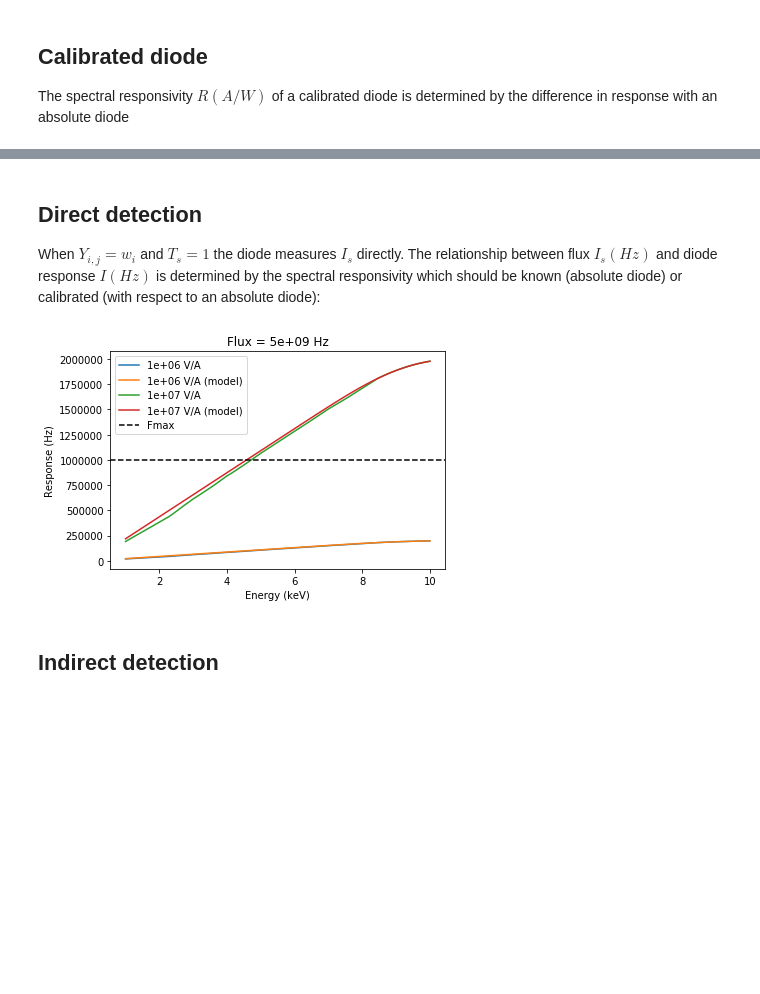
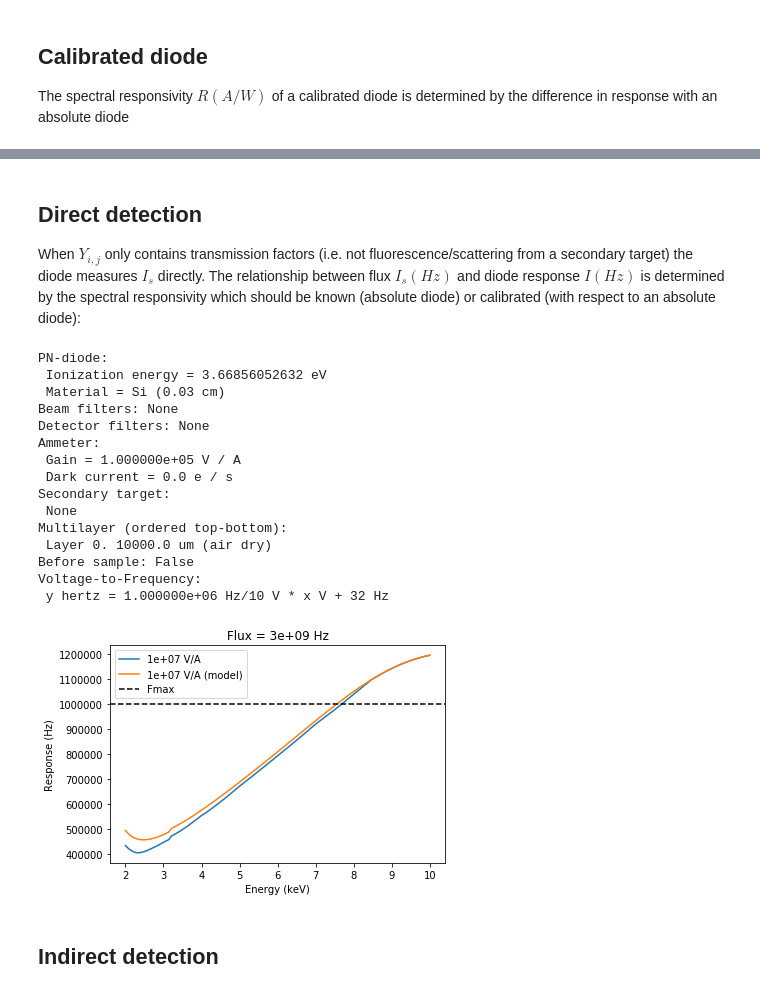
Before and after one commit to woutdenolf/spectrocrunch, a Jupyter notebook: doc/source/tutorials/diodes.ipynb, the cells around one changed output, grey strips where cells are left out. Saved outputs shown, nothing was run; the diff lists cells and outputs as text; code cells hidden in the pictures; blank space fills up the shorter version.

Commit message:
Add filter to diode geometry.

```diff
--- a/doc/source/tutorials/diodes.ipynb
+++ b/doc/source/tutorials/diodes.ipynb
@@ -141,29 +160,50 @@ Voltage-to-Frequency:
 Direct detection
 ------------------
 
-When $Y_{i,j}=w_i$ and $T_s=1$ the diode measures $I_s$ directly. The relationship between flux $I_s(Hz)$ and diode response $I(Hz)$ is determined by the spectral responsivity which should be known (absolute diode) or calibrated (with respect to an absolute diode):
+When $Y_{i,j}$ only contains transmission factors (i.e. not fluorescence/scattering from a secondary target) the diode measures $I_s$ directly. The relationship between flux $I_s(Hz)$ and diode response $I(Hz)$ is determined by the spectral responsivity which should be known (absolute diode) or calibrated (with respect to an absolute diode):
 # %%
-Is = 5e9
-energy = np.linspace(1,10,100)
+from spectrocrunch.optics import xray as xrayoptics
+airpath = xrayoptics.Filter(material="air",thickness=1)
 
-for gain in [1e6,1e7]:
+det = diode.factory("sxm_idet",optics=[airpath])
+print(det)
+
+Is = 3e9
+energy = np.linspace(2,10,100)
+
+for gain in [1e7]:
     for model in [False,True]:
         det.gain = gain
         det.model = model
         I = [det.fluxtocps(en,Is).to("Hz").magnitude for en in energy]
         plt.plot(energy,I,label="{:.0e} V/A{}".\
                  format(gain," (model)" if model else ""))
 
 plt.gca().axhline(y=det.oscillator.Fmax.to("Hz").magnitude,label="Fmax",\
                   color='k',linestyle='--')
 
 plt.title("Flux = {:.0e} Hz".format(Is))
 plt.legend(loc='best')
 plt.xlabel('Energy (keV)')
 plt.ylabel('Response (Hz)')
 plt.show()
 # %% [output]
+PN-diode:
+ Ionization energy = 3.66856052632 eV
+ Material = Si (0.03 cm)
+Beam filters: None
+Detector filters: None
+Ammeter:
+ Gain = 1.000000e+05 V / A
+ Dark current = 0.0 e / s
+Secondary target:
+ None
+Multilayer (ordered top-bottom):
+ Layer 0. 10000.0 um (air dry)
+Before sample: False
+Voltage-to-Frequency:
+ y hertz = 1.000000e+06 Hz/10 V * x V + 32 Hz
-[figure, old version]
+[figure, new version]
 # %% [markdown]
 Indirect detection
 ------------------
```
Also changed, not shown: parts of 6 cells of this notebook, 4 other files.
